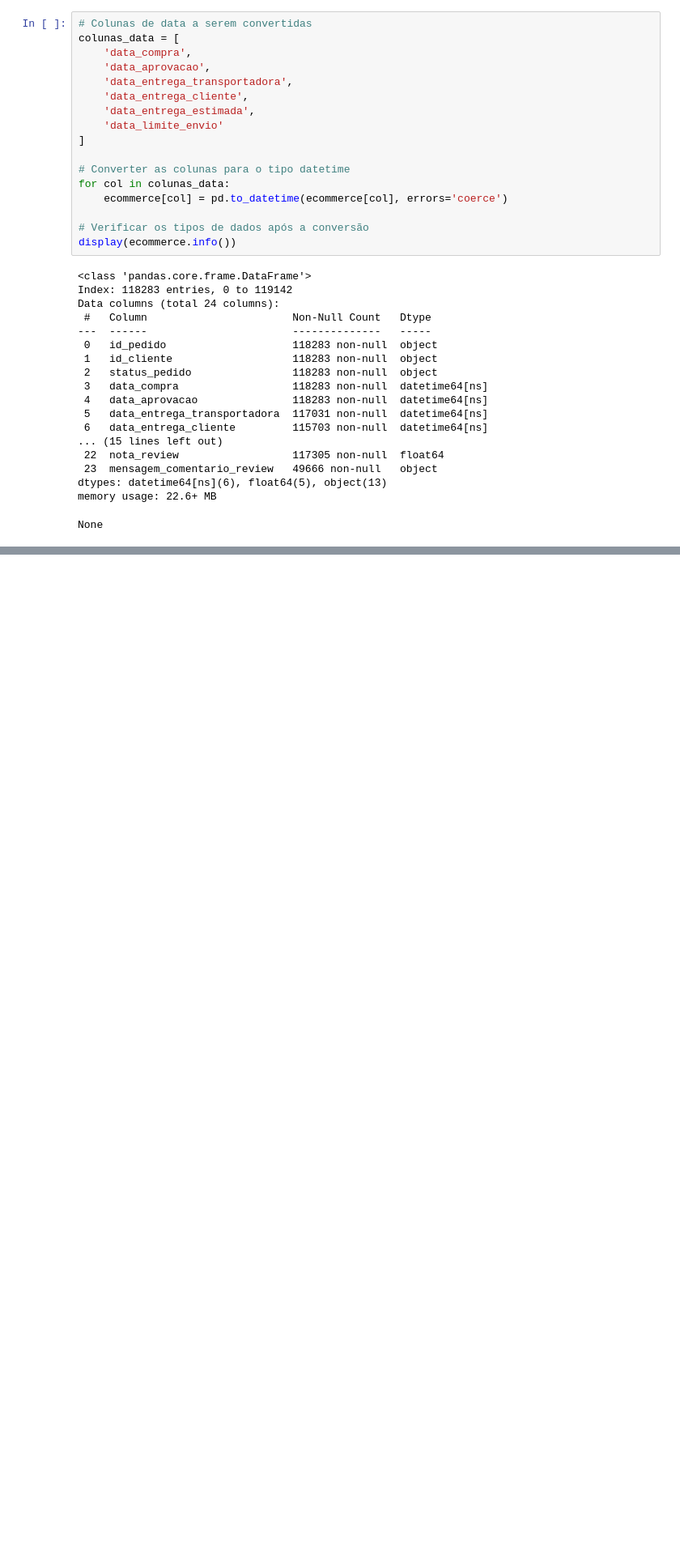
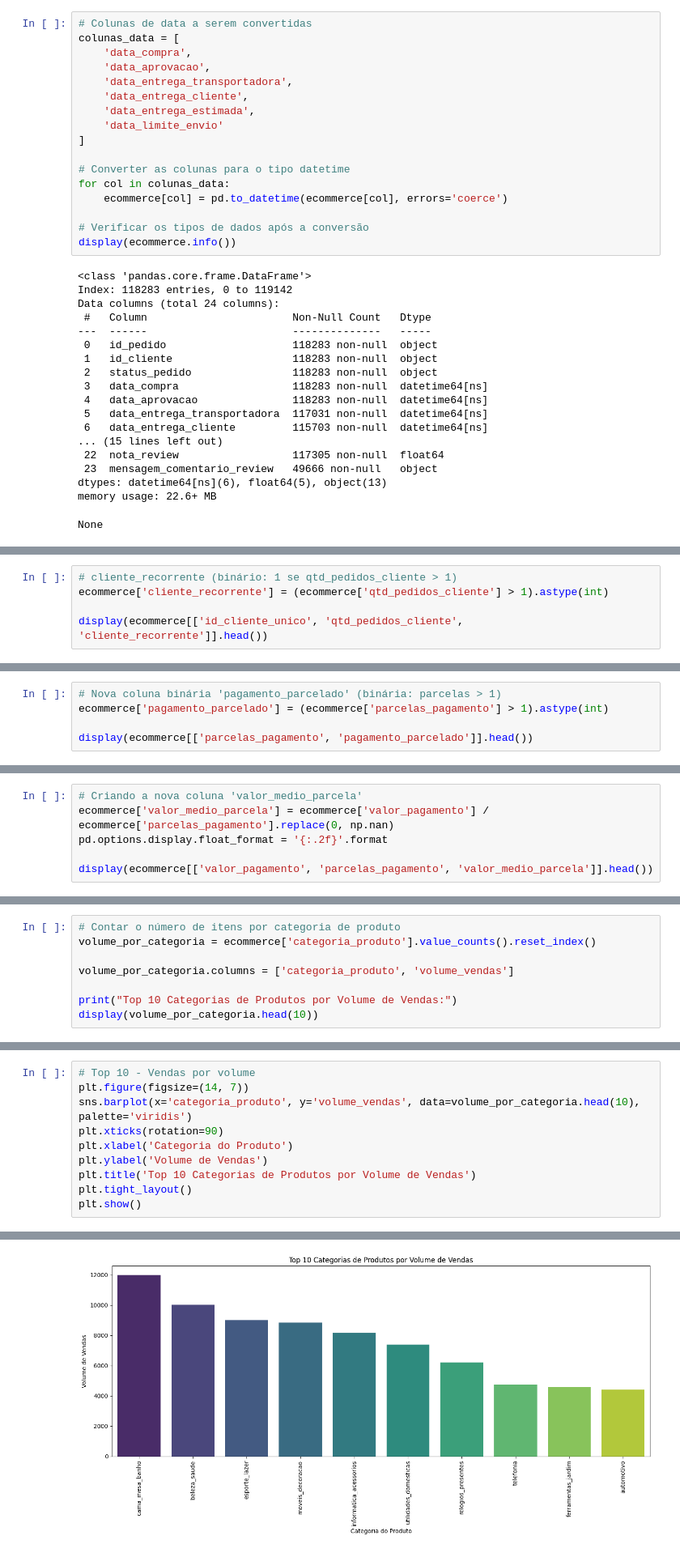
Before and after one commit to Emilly-Rosa/Brazilian-E-Commerce-Analysis, a Jupyter notebook: Brazilian_E_Commerce_Analysis.ipynb, the cells around one changed output, grey strips where cells are left out. Shown at 81% size. Drawn from its saved outputs; the diff is of its cells as text; blank space fills up the shorter version.

```diff
--- a/Brazilian_E_Commerce_Analysis.ipynb
+++ b/Brazilian_E_Commerce_Analysis.ipynb
@@ -1087,0 +1206,5 @@ Análise Aprofundada e Visualização: Começar a fazer perguntas sobre os dados
+# %%
+# cliente_recorrente (binário: 1 se qtd_pedidos_cliente > 1)
+ecommerce['cliente_recorrente'] = (ecommerce['qtd_pedidos_cliente'] > 1).astype(int)
+
+display(ecommerce[['id_cliente_unico', 'qtd_pedidos_cliente', 'cliente_recorrente']].head())
@@ -1087,0 +1218,5 @@ Análise Aprofundada e Visualização: Começar a fazer perguntas sobre os dados
+# %%
+# Nova coluna binária 'pagamento_parcelado' (binária: parcelas > 1)
+ecommerce['pagamento_parcelado'] = (ecommerce['parcelas_pagamento'] > 1).astype(int)
+
+display(ecommerce[['parcelas_pagamento', 'pagamento_parcelado']].head())
@@ -1087,0 +1230,6 @@ Análise Aprofundada e Visualização: Começar a fazer perguntas sobre os dados
+# %%
+# Criando a nova coluna 'valor_medio_parcela'
+ecommerce['valor_medio_parcela'] = ecommerce['valor_pagamento'] / ecommerce['parcelas_pagamento'].replace(0, np.nan)
+pd.options.display.float_format = '{:.2f}'.format
+
+display(ecommerce[['valor_pagamento', 'parcelas_pagamento', 'valor_medio_parcela']].head())
@@ -1087,0 +1387,8 @@ Análise Aprofundada e Visualização: Começar a fazer perguntas sobre os dados
+# %%
+# Contar o número de itens por categoria de produto
+volume_por_categoria = ecommerce['categoria_produto'].value_counts().reset_index()
+
+volume_por_categoria.columns = ['categoria_produto', 'volume_vendas']
+
+print("Top 10 Categorias de Produtos por Volume de Vendas:")
+display(volume_por_categoria.head(10))
@@ -1087,0 +1408,11 @@ Análise Aprofundada e Visualização: Começar a fazer perguntas sobre os dados
+# %%
+# Top 10 - Vendas por volume
+plt.figure(figsize=(14, 7))
+sns.barplot(x='categoria_produto', y='volume_vendas', data=volume_por_categoria.head(10), palette='viridis')
+plt.xticks(rotation=90)
+plt.xlabel('Categoria do Produto')
+plt.ylabel('Volume de Vendas')
+plt.title('Top 10 Categorias de Produtos por Volume de Vendas')
+plt.tight_layout()
+plt.show()
+# %% [output]
@@ -1087,0 +1422 @@ Análise Aprofundada e Visualização: Começar a fazer perguntas sobre os dados
+[figure, added]
```
Also changed, not shown: parts of 72 cells of this notebook.
